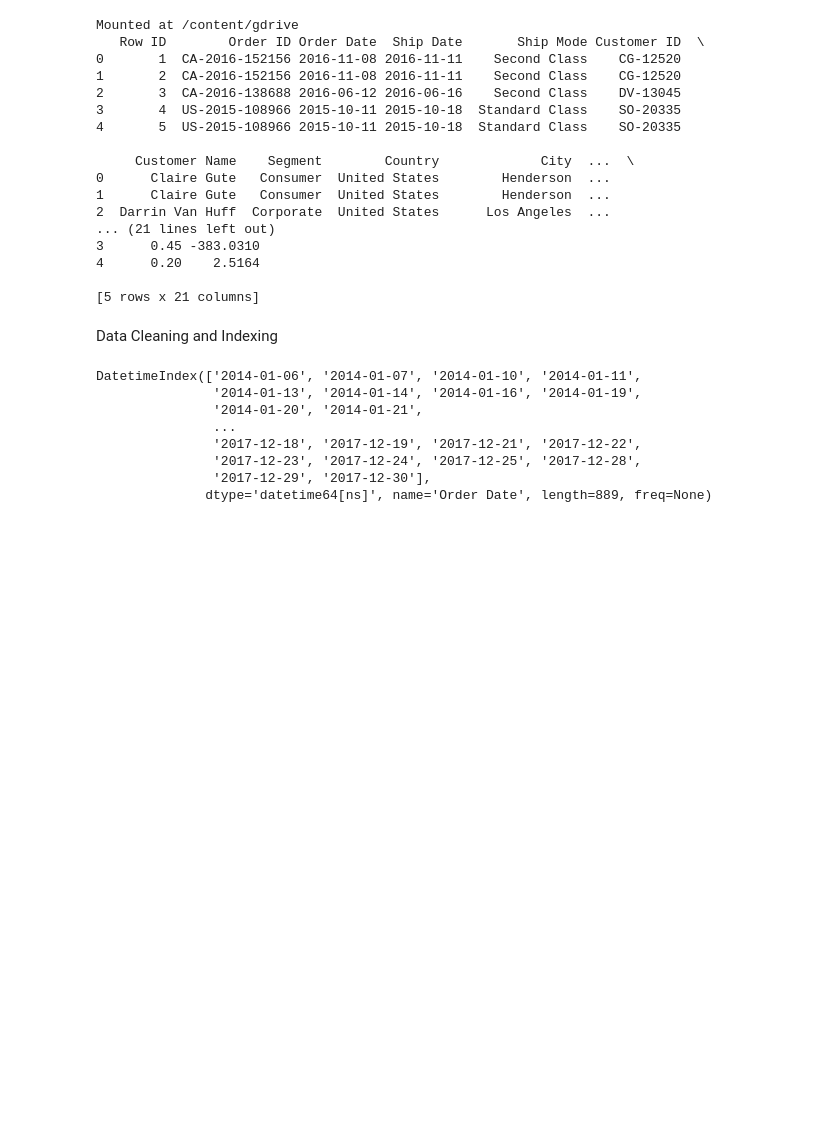
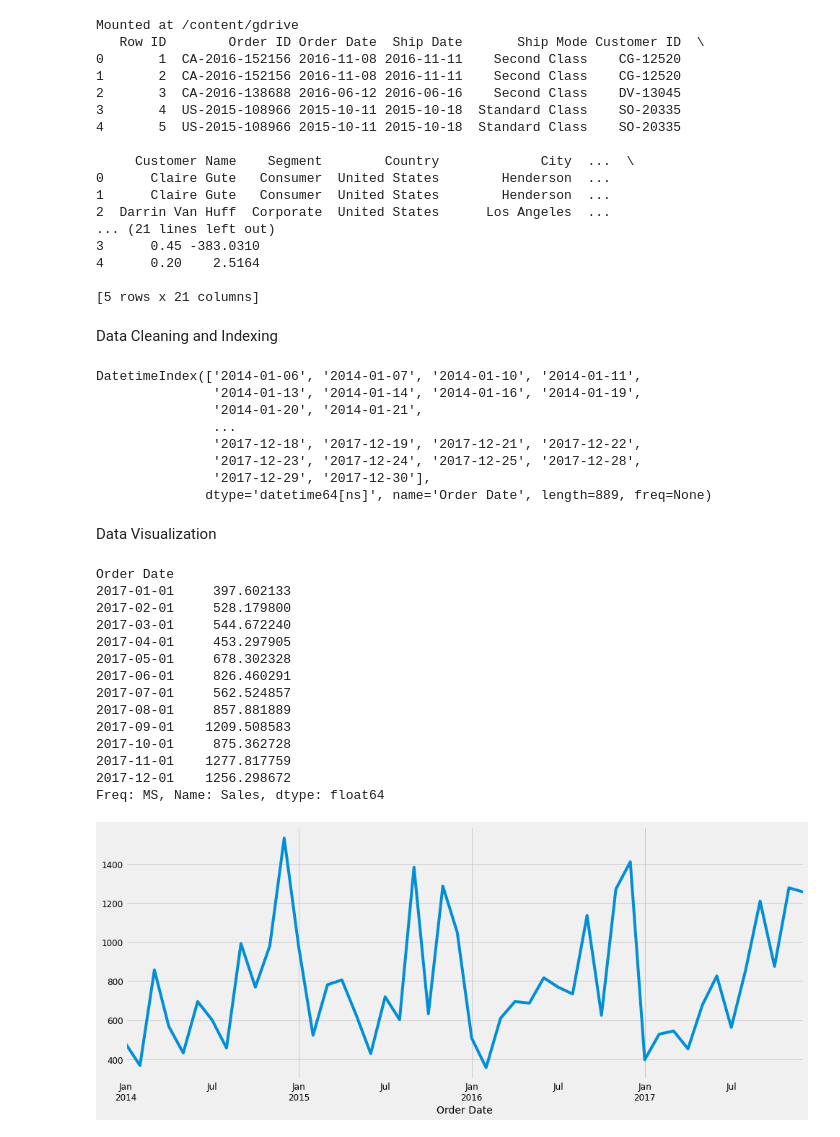
Before and after one commit to KritikaSati/Forecasting-Model, a Jupyter notebook: ForecastModel.ipynb, the cells around one changed output. Cells and saved outputs as stored; diff of their text form; code cells hidden in the pictures; blank space fills up the shorter version.

```diff
--- a/ForecastModel.ipynb
+++ b/ForecastModel.ipynb
@@ -77,3 +77,26 @@ DatetimeIndex(['2014-01-06', '2014-01-07', '2014-01-10', '2014-01-11',
                '2017-12-23', '2017-12-24', '2017-12-25', '2017-12-28',
                '2017-12-29', '2017-12-30'],
               dtype='datetime64[ns]', name='Order Date', length=889, freq=None)
+# %% [markdown]
+Data Visualization
+# %%
+y = furniture['Sales'].resample('MS').mean()
+print(y['2017': ])
+y.plot(figsize=(15,6))
+plt.show()
+# %% [output]
+Order Date
+2017-01-01     397.602133
+2017-02-01     528.179800
+2017-03-01     544.672240
+2017-04-01     453.297905
+2017-05-01     678.302328
+2017-06-01     826.460291
+2017-07-01     562.524857
+2017-08-01     857.881889
+2017-09-01    1209.508583
+2017-10-01     875.362728
+2017-11-01    1277.817759
+2017-12-01    1256.298672
+Freq: MS, Name: Sales, dtype: float64
+[figure, added]
```
Also changed, not shown: parts of 3 cells of this notebook.
